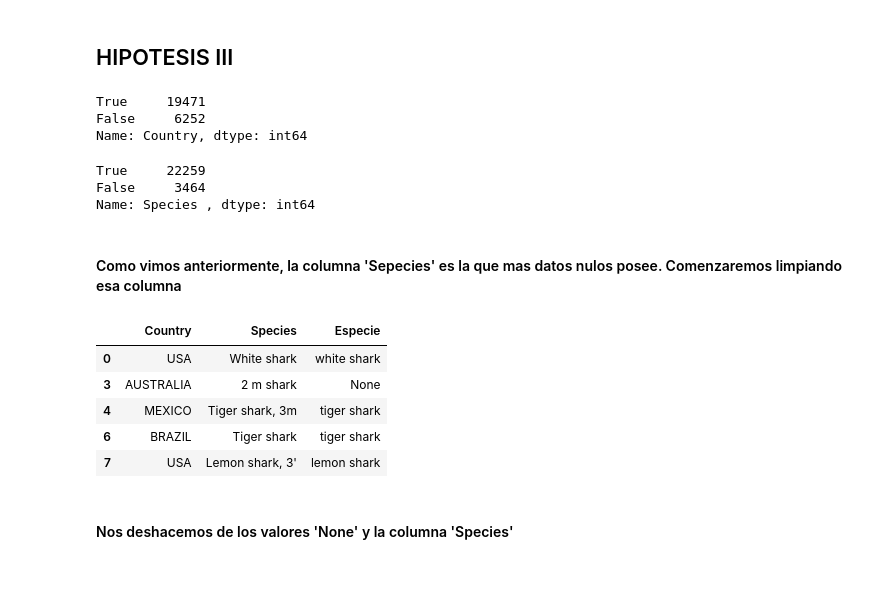
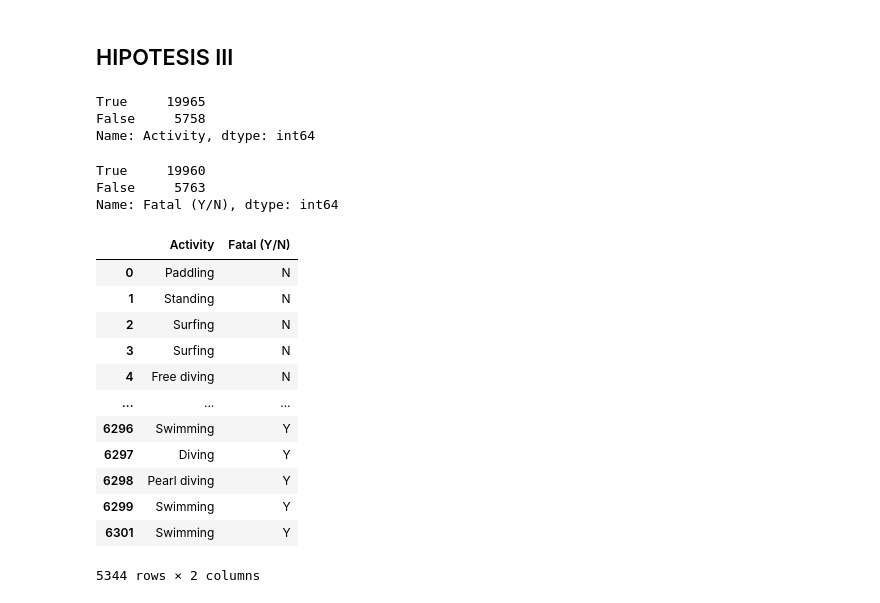
Before and after one commit to JulianTrufero/shark-data-cleaning, a Jupyter notebook: Cleaning.ipynb, the cells around one changed output. Drawn from its saved outputs; the diff is of its cells as text; code cells hidden in the pictures; blank space fills up the shorter version.

```diff
--- a/Cleaning.ipynb
+++ b/Cleaning.ipynb
@@ -224,16 +234,28 @@ keep_columns(['Country', 'Species '], sdf3)
 # %%
-sdf3['Country'].isna().value_counts()
+sdf3['Activity'].isna().value_counts()
 # %% [output]
-True     19471
-False     6252
-Name: Country, dtype: int64
+True     19965
+False     5758
+Name: Activity, dtype: int64
 # %%
-sdf3['Species '].isna().value_counts()
+sdf3['Fatal (Y/N)'].isna().value_counts()
 # %% [output]
-True     22259
-False     3464
-Name: Species , dtype: int64
+True     19960
+False     5763
+Name: Fatal (Y/N), dtype: int64
-# %% [markdown]
-#### Como vimos anteriormente, la columna 'Sepecies' es la que mas datos nulos posee. Comenzaremos limpiando esa columna
 # %%
-sdf3.dropna(inplace=True)
+sdf3.dropna()
+# %% [output]
+|  | Activity | Fatal (Y/N) |
+| 0 | Paddling | N |
+| 1 | Standing | N |
+| 2 | Surfing | N |
+| 3 | Surfing | N |
+| 4 | Free diving | N |
+| ... | ... | ... |
+| 6296 | Swimming | Y |
+| 6297 | Diving | Y |
+| 6298 | Pearl diving | Y |
+| 6299 | Swimming | Y |
+| 6301 | Swimming | Y |
+5344 rows × 2 columns
@@ -247,11 +261,0 @@ sdf3['Especie'] = sdf3['Species '].apply(filtracion_especies)
-# %%
-sdf3.head()
-# %% [output]
-|  | Country | Species | Especie |
-| 0 | USA | White shark | white shark |
-| 3 | AUSTRALIA | 2 m shark | None |
-| 4 | MEXICO | Tiger shark, 3m | tiger shark |
-| 6 | BRAZIL | Tiger shark | tiger shark |
-| 7 | USA | Lemon shark, 3' | lemon shark |
-# %% [markdown]
-#### Nos deshacemos de los valores 'None' y la columna 'Species'
```
Also changed, not shown: parts of 13 cells of this notebook, 2 other files.
